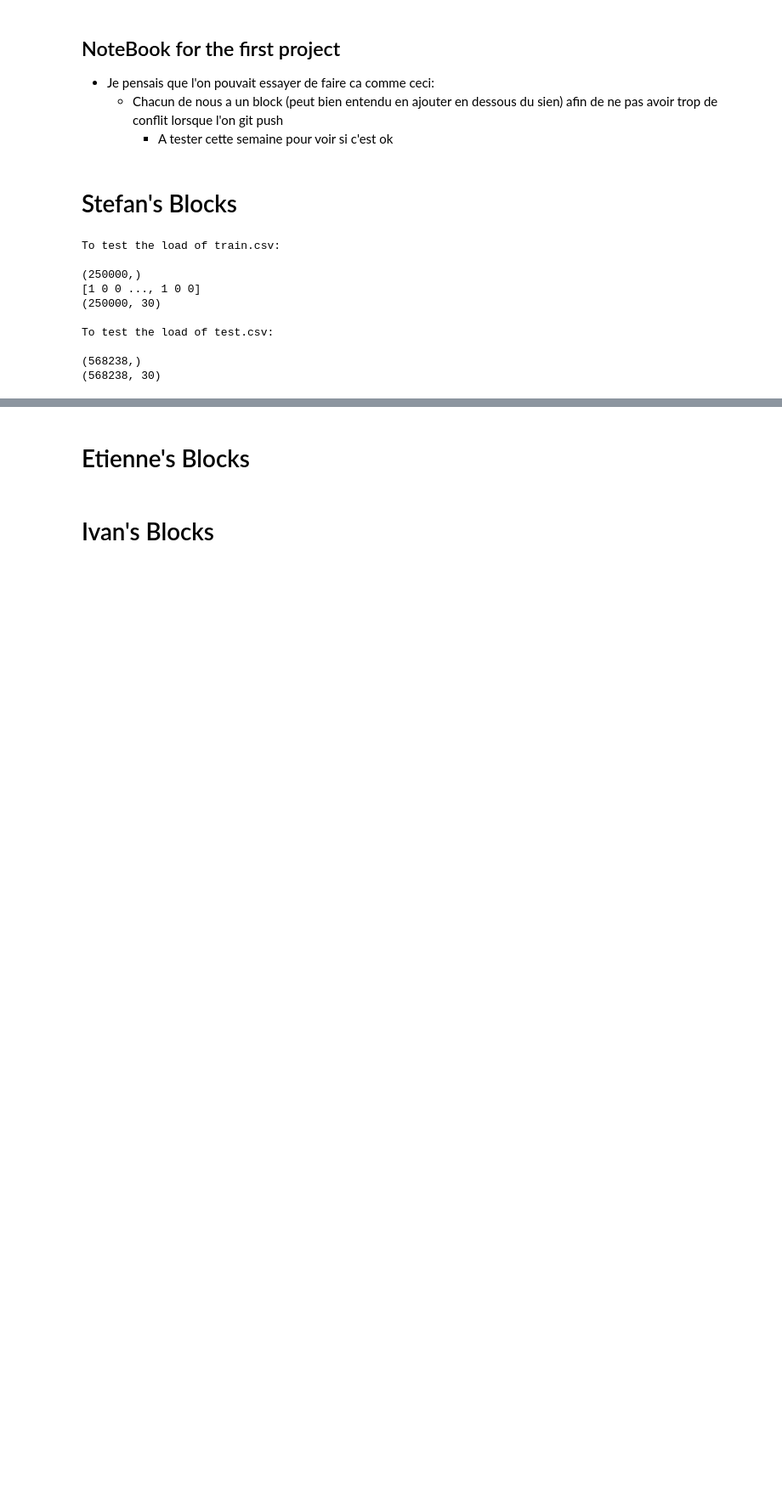
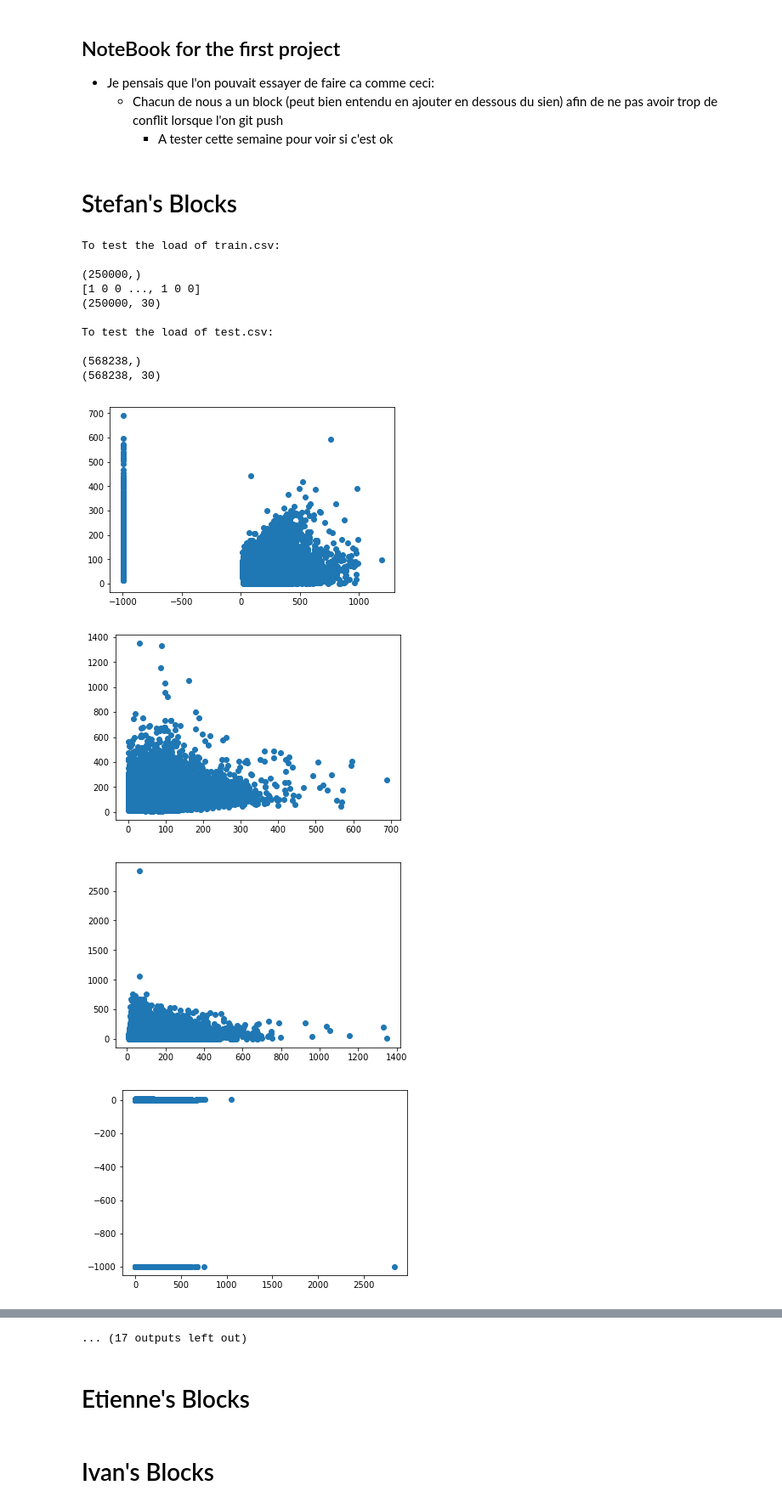
Before and after one commit to rastamoket/ML_project1, a Jupyter notebook: Notebook/Project1.ipynb, the cells around one changed output, grey strips where cells are left out. Shown at 85% size. Drawn from its saved outputs; the diff is of its cells as text; code cells hidden in the pictures; blank space fills up the shorter version.

Commit message:
Updat notebook, try to plot some features

```diff
--- a/Notebook/Project1.ipynb
+++ b/Notebook/Project1.ipynb
@@ -42,3 +42,26 @@ To test the load of test.csv:
 
 (568238,)
 (568238, 30)
+# %%
+j = 0
+signal = []
+background = []
+
+for i in labels_train:
+    if i == 1:
+        signal.append(features_train[j,:])
+    else:
+        background.append(features_train[j,:])
+    j = j+1
+# %%
+# Plot one features VS another one
+for i in range(features_train.shape[1]):
+    if i < features_train.shape[1]-1:
+        plt.figure()
+        plt.scatter(features_train[:,i], features_train[:,i+1])
+plt.show()
+# %% [output]
+[figure, added]
+[figure, added]
+[figure, added]
+[figure, added]
@@ -45,3 +76,4 @@ To test the load of test.csv:
+... (17 outputs left out)
 # %%
 # To compute the losse, with mse --> with solution
 def compute_mse(y, tx, w):
```
Also changed, not shown: parts of 1 cell of this notebook.
